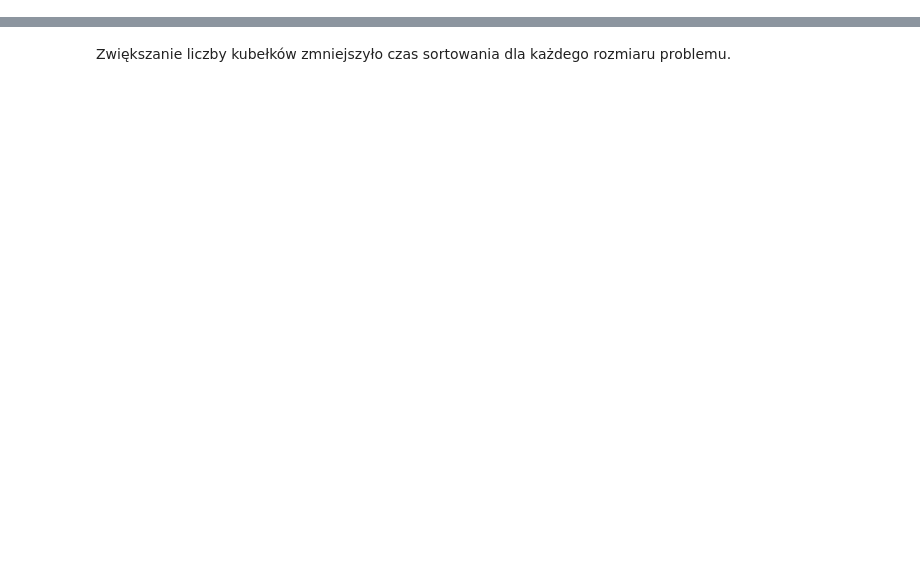
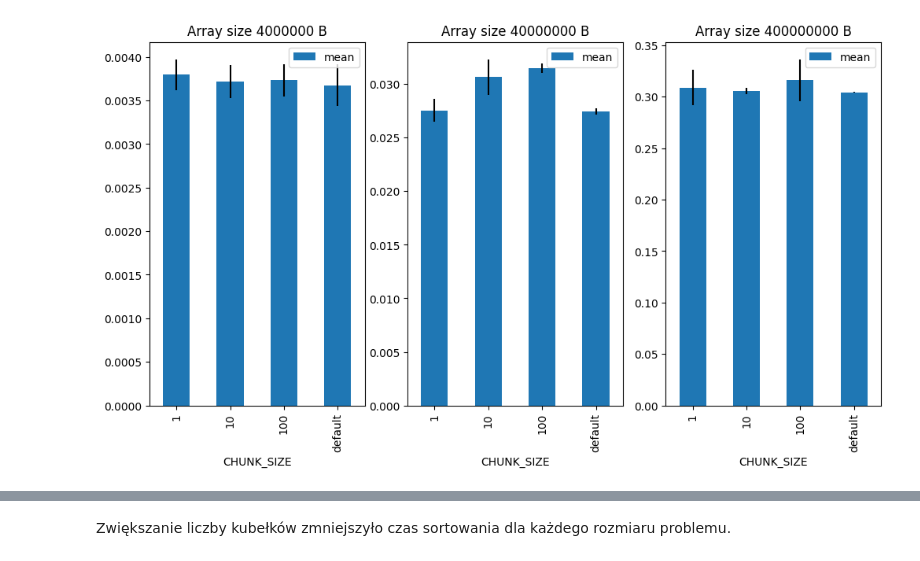
Before and after one commit to aklekowski/agh-mpr, a Jupyter notebook: OpenMP.ipynb, the cells around one changed output, grey strips where cells are left out. Cells and saved outputs as stored; diff of their text form; code cells hidden in the pictures; blank space fills up the shorter version.

```diff
--- a/OpenMP.ipynb
+++ b/OpenMP.ipynb
@@ -33,0 +79,3 @@ Rząd złożoności `O(...)`.
+# %%
+aggreg_data_with_chunks = aggr_by_size_sch_chunk(for_loop_data)
+aggreg_data_with_chunks
@@ -33,0 +121,12 @@ Rząd złożoności `O(...)`.
+# %%
+def plot_for_loop_data_with_chunks(agg_data, arr_sizes, schedule_type):
+    fig, axs = plt.pyplot.subplots(1, 3, figsize=(12, 6))
+    for ax, arr_size in zip(axs, arr_sizes):
+        heights = agg_data.loc[(arr_size, schedule_type)]
+        heights.plot.bar(y="mean", ax=ax, title=f"Array size {arr_size} B", yerr="std")
+
+arr_sizes = for_loop_data["ARR_SIZE"].unique()
+schedule_chunks = for_loop_data["SCHEDULE_TYPE"].unique()
+plot_for_loop_data_with_chunks(aggreg_data_with_chunks, arr_sizes, "guided")
+# %% [output]
+[figure, added]
```
Also changed, not shown: parts of 34 cells of this notebook.
